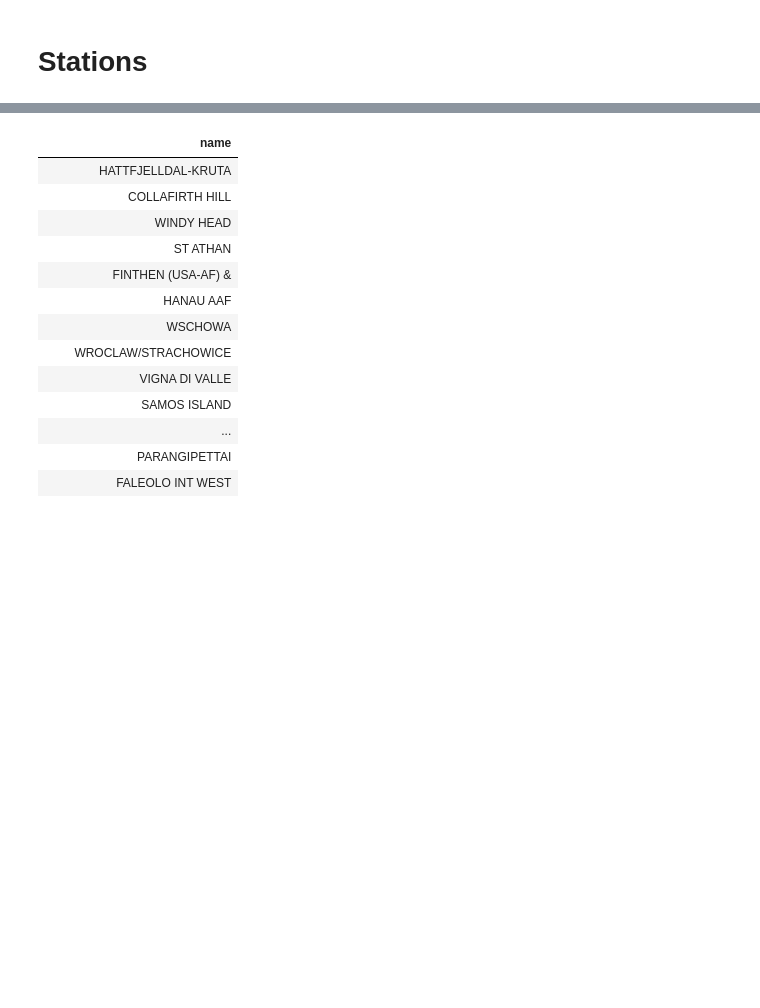
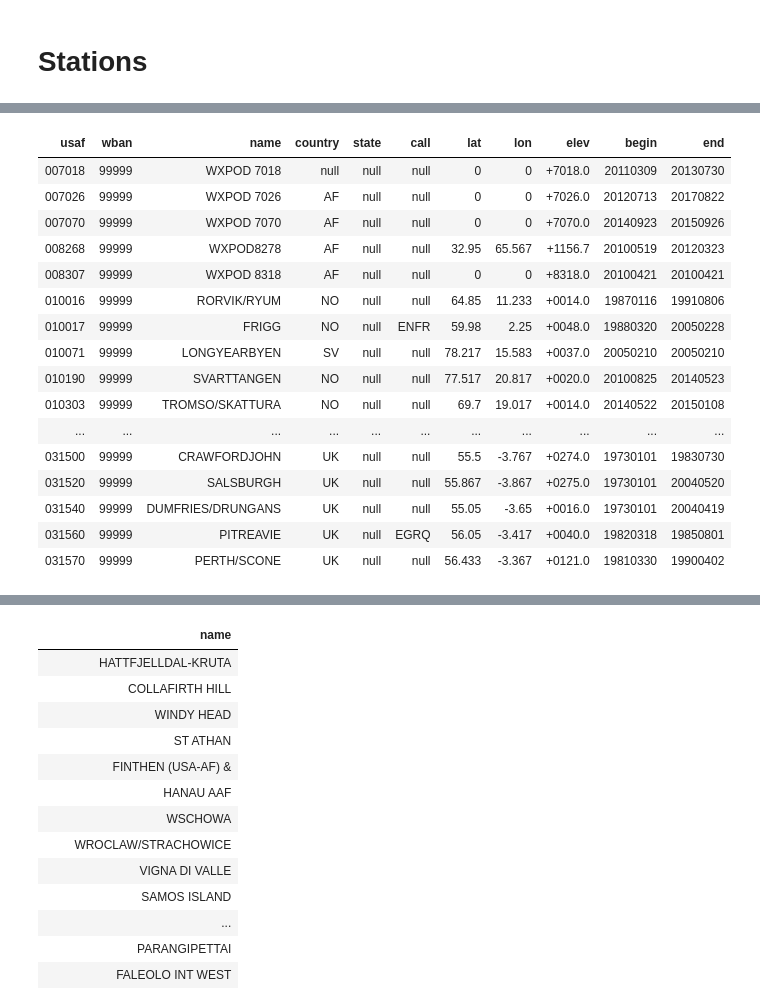
Before and after one commit to jayeshparikh/w261-project, a Jupyter notebook: AirlineDelaysWeather_WIP.ipynb, the cells around one changed output, grey strips where cells are left out. Saved outputs shown, nothing was run; the diff lists cells and outputs as text; code cells hidden in the pictures; blank space fills up the shorter version.

```diff
--- a/AirlineDelaysWeather_WIP.ipynb
+++ b/AirlineDelaysWeather_WIP.ipynb
@@ -274,3 +386,23 @@ stations = spark.read.option("header", "true").csv("dbfs:/mnt/mids-w261/data/DEM
+# %%
+display(stations)
+# %% [output]
+| usaf | wban | name | country | state | call | lat | lon | elev | begin | end |
+| 007018 | 99999 | WXPOD 7018 | null | null | null | 0 | 0 | +7018.0 | 20110309 | 20130730 |
+| 007026 | 99999 | WXPOD 7026 | AF | null | null | 0 | 0 | +7026.0 | 20120713 | 20170822 |
+| 007070 | 99999 | WXPOD 7070 | AF | null | null | 0 | 0 | +7070.0 | 20140923 | 20150926 |
+| 008268 | 99999 | WXPOD8278 | AF | null | null | 32.95 | 65.567 | +1156.7 | 20100519 | 20120323 |
+| 008307 | 99999 | WXPOD 8318 | AF | null | null | 0 | 0 | +8318.0 | 20100421 | 20100421 |
+| 010016 | 99999 | RORVIK/RYUM | NO | null | null | 64.85 | 11.233 | +0014.0 | 19870116 | 19910806 |
+| 010017 | 99999 | FRIGG | NO | null | ENFR | 59.98 | 2.25 | +0048.0 | 19880320 | 20050228 |
+| 010071 | 99999 | LONGYEARBYEN | SV | null | null | 78.217 | 15.583 | +0037.0 | 20050210 | 20050210 |
+| 010190 | 99999 | SVARTTANGEN | NO | null | null | 77.517 | 20.817 | +0020.0 | 20100825 | 20140523 |
+| 010303 | 99999 | TROMSO/SKATTURA | NO | null | null | 69.7 | 19.017 | +0014.0 | 20140522 | 20150108 |
+| ... | ... | ... | ... | ... | ... | ... | ... | ... | ... | ... |
+| 031500 | 99999 | CRAWFORDJOHN | UK | null | null | 55.5 | -3.767 | +0274.0 | 19730101 | 19830730 |
+| 031520 | 99999 | SALSBURGH | UK | null | null | 55.867 | -3.867 | +0275.0 | 19730101 | 20040520 |
+| 031540 | 99999 | DUMFRIES/DRUNGANS | UK | null | null | 55.05 | -3.65 | +0016.0 | 19730101 | 20040419 |
+| 031560 | 99999 | PITREAVIE | UK | null | EGRQ | 56.05 | -3.417 | +0040.0 | 19820318 | 19850801 |
+| 031570 | 99999 | PERTH/SCONE | UK | null | null | 56.433 | -3.367 | +0121.0 | 19810330 | 19900402 |
 # %%
 from pyspark.sql import functions as f
 stations.where(f.col('name').contains('JAN MAYEN NOR NAVY'))
```
Also changed, not shown: parts of 17 cells of this notebook.
